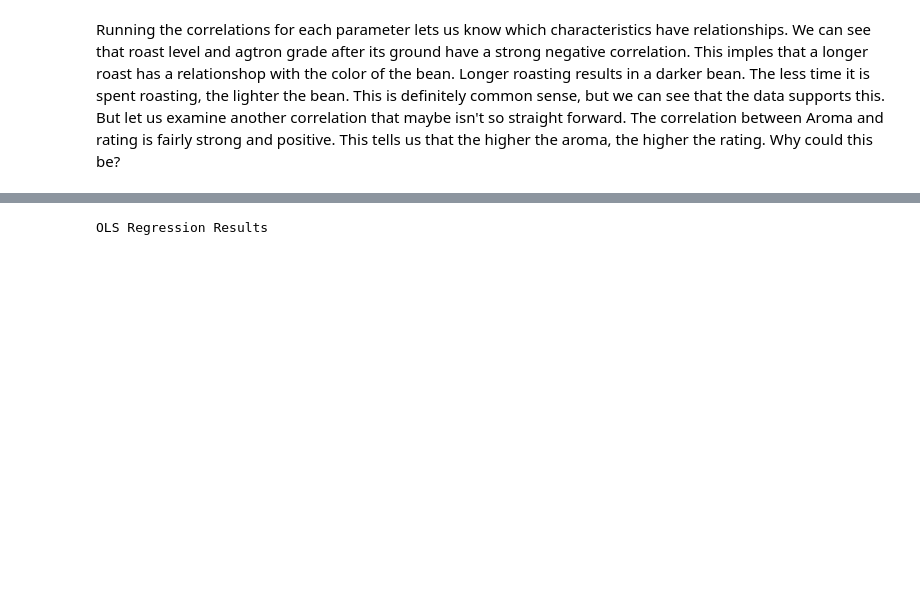
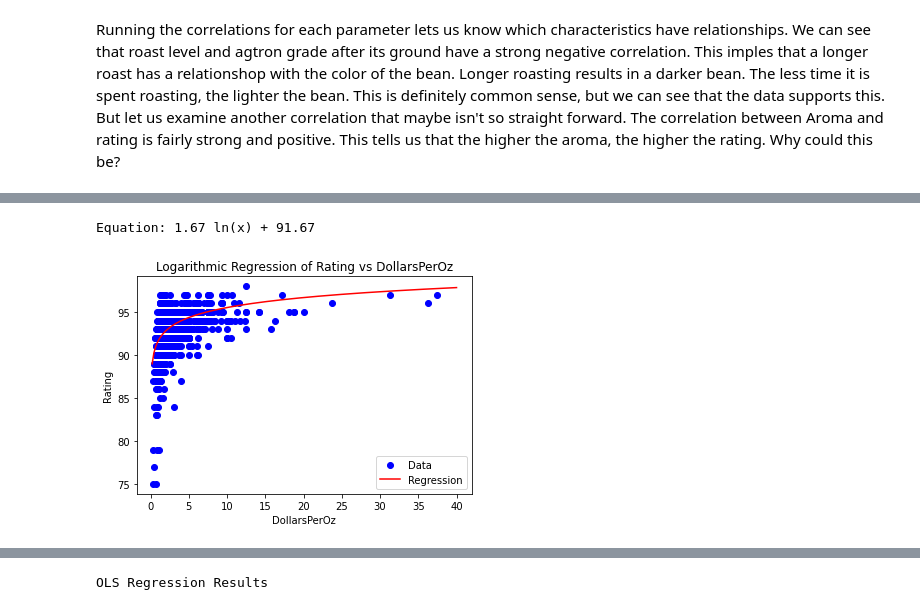
Before and after one commit to jareyc/Coffee-Project, a Jupyter notebook: dejabrew.ipynb, the cells around one changed output, grey strips where cells are left out. Cells and saved outputs as stored; diff of their text form; code cells hidden in the pictures; blank space fills up the shorter version.

```diff
--- a/dejabrew.ipynb
+++ b/dejabrew.ipynb
@@ -391,3 +402,17 @@ plt.show()
+# %%
+# Exploring Rating and DollarsPerOz
+quad_model = np.poly1d(np.polyfit(np.log(coffee_df["DollarsPerOz"]), coffee_df["Rating"], 1))
+plt.scatter(coffee_df["DollarsPerOz"], coffee_df["Rating"], color='blue');
+x = np.linspace(-5, 40, 200)
+plt.plot(x, quad_model(np.log(x)), 'r');
+plt.title("Logarithmic Regression of Rating vs DollarsPerOz")
+plt.xlabel("DollarsPerOz")
+plt.ylabel("Rating")
+plt.legend(["Data", "Regression"])
+print("Equation: " + str(round(quad_model[1], 2)) + " ln(x) + " + str(round(quad_model[0], 2)))
+# %% [output]
+Equation: 1.67 ln(x) + 91.67
+[figure, added]
 # %%
 # Analyzing country-by-country
 ethiopia_df = coffee_df[coffee_df["Coffee Origin"] == "Ethiopia"]
```
Also changed, not shown: parts of 36 cells of this notebook, 1 other file.
